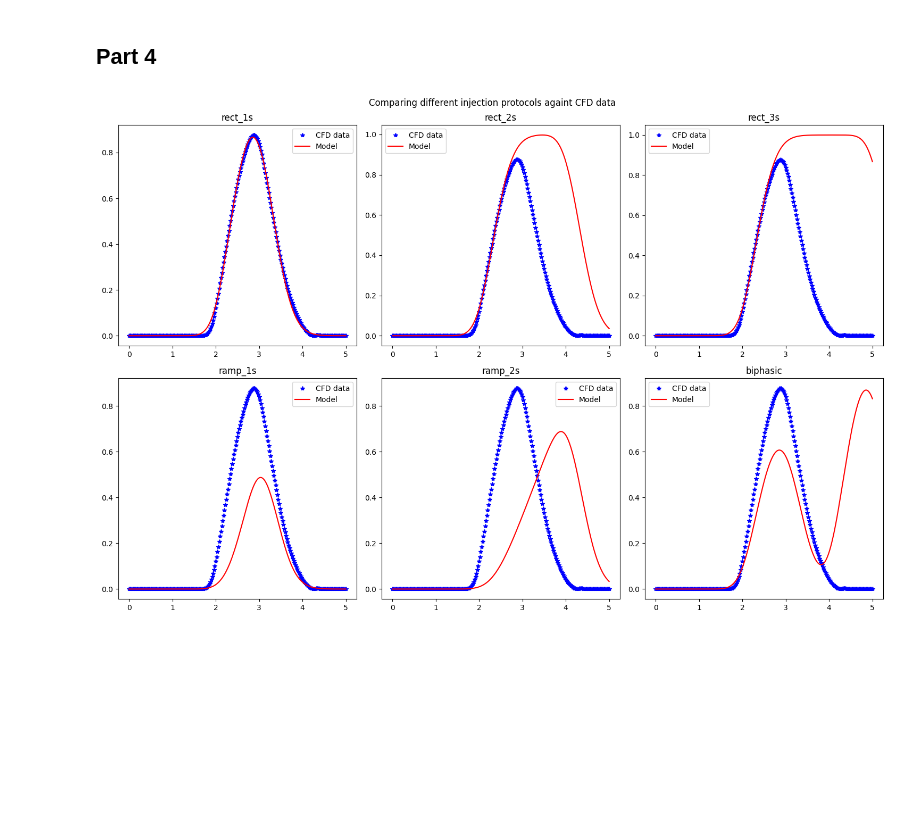
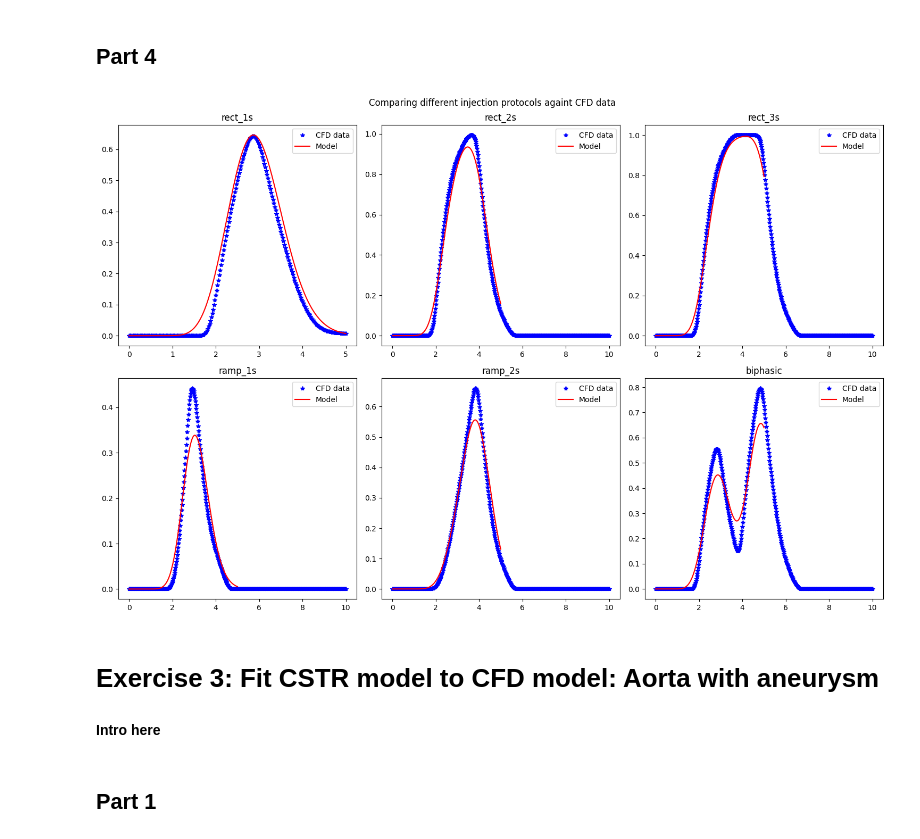
Before and after one commit to simengaasland/MOD510-Projects, a Jupyter notebook: Project 3/Project3_Report.ipynb, the cells around one changed output. Cells and saved outputs as stored; diff of their text form; code cells hidden in the pictures; blank space fills up the shorter version.

Commit message:
Added exercise 3

```diff
--- a/Project 3/Project3_Report.ipynb
+++ b/Project 3/Project3_Report.ipynb
@@ -445,21 +444,41 @@ solver_re2 = ODESolver(f=f_rect2s, t0=0, tf=5, h=1e-2, r0=r0,
                    method='rk4', adaptive=False, args=(n_tanks, tau))
 t_model_re2, c_model_re2 = solver_re2.solve()
 
+data_re2 = pd.read_csv('Data/Healthy_rect_2s.csv')
+t_data_re2 = data_re2['Time'].to_numpy()
+c_data_re2 = data_re2['Concentration'].to_numpy()
+
 solver_re3 = ODESolver(f=f_rect3s, t0=0, tf=5, h=1e-2, r0=r0,
                    method='rk4', adaptive=False, args=(n_tanks, tau))
 t_model_re3, c_model_re3 = solver_re3.solve()
 
+data_re3 = pd.read_csv('Data/Healthy_rect_3s.csv')
+t_data_re3 = data_re3['Time'].to_numpy()
+c_data_re3 = data_re3['Concentration'].to_numpy()
+
 solver_ra1 = ODESolver(f=f_ramp1s, t0=0, tf=5, h=1e-2, r0=r0,
                    method='rk4', adaptive=False, args=(n_tanks, tau))
-t_model_r1, c_model_r1 = solver_ra1.solve()
+t_model_ra1, c_model_ra1 = solver_ra1.solve()
+
+data_ra1 = pd.read_csv('Data/Healthy_ramp_1s.csv')
+t_data_ra1 = data_ra1['Time'].to_numpy()
+c_data_ra1 = data_ra1['Concentration'].to_numpy()
 
 solver_ra2 = ODESolver(f=f_ramp2s, t0=0, tf=5, h=1e-2, r0=r0,
                    method='rk4', adaptive=False, args=(n_tanks, tau))
-t_model_r2, c_model_r2 = solver_ra2.solve()
+t_model_ra2, c_model_ra2 = solver_ra2.solve()
+
+data_ra2 = pd.read_csv('Data/Healthy_ramp_2s.csv')
+t_data_ra2 = data_ra2['Time'].to_numpy()
+c_data_ra2 = data_ra2['Concentration'].to_numpy()
 
 solver_bi = ODESolver(f=f_biphasic, t0=0, tf=5, h=1e-2, r0=r0,
                    method='rk4', adaptive=False, args=(n_tanks, tau))
 t_model_bi, c_model_bi = solver_bi.solve()
+
+data_bi = pd.read_csv('Data/Healthy_biphasic.csv')
+t_data_bi = data_bi['Time'].to_numpy()
+c_data_bi = data_bi['Concentration'].to_numpy()
 # %%
 cdf_label = 'CFD data'
 model_label = 'Model'
@@ -472,38 +491,44 @@ plt.plot(t_model, c_model[:, -1],'-', color = 'red', label = model_label )
 plt.title('rect_1s')
 plt.legend()
 
 plt.subplot(2, 3, 2)
-plt.plot(t_data, c_data, '*', color = 'blue', label = cdf_label)
+plt.plot(t_data_re2, c_data_re2, '*', color = 'blue', label = cdf_label)
 plt.plot(t_model_re2, c_model_re2[:, -1],'-', color = 'red', label = model_label )
 plt.title('rect_2s')
 plt.legend()
 
 plt.subplot(2, 3, 3)
-plt.plot(t_data, c_data, '*', color = 'blue', label = cdf_label)
+plt.plot(t_data_re3, c_data_re3, '*', color = 'blue', label = cdf_label)
 plt.plot(t_model_re3, c_model_re3[:, -1],'-', color = 'red', label = model_label )
 plt.title('rect_3s')
 plt.legend()
 
 plt.subplot(2, 3, 4)
-plt.plot(t_data, c_data, '*', color = 'blue', label = cdf_label)
-plt.plot(t_model_r1, c_model_r1[:, -1],'-', color = 'red', label = model_label )
+plt.plot(t_data_ra1, c_data_ra1, '*', color = 'blue', label = cdf_label)
+plt.plot(t_model_ra1, c_model_ra1[:, -1],'-', color = 'red', label = model_label )
 plt.title('ramp_1s')
 plt.legend()
 
 plt.subplot(2, 3, 5)
-plt.plot(t_data, c_data, '*', color = 'blue', label = cdf_label)
-plt.plot(t_model_r2, c_model_r2[:, -1],'-', color = 'red', label = model_label )
+plt.plot(t_data_ra2, c_data_ra2, '*', color = 'blue', label = cdf_label)
+plt.plot(t_model_ra2, c_model_ra2[:, -1],'-', color = 'red', label = model_label )
 plt.title('ramp_2s')
 plt.legend()
 
 plt.subplot(2, 3, 6)
-plt.plot(t_data, c_data, '*', color = 'blue', label = cdf_label)
+plt.plot(t_data_bi, c_data_bi, '*', color = 'blue', label = cdf_label)
 plt.plot(t_model_bi, c_model_bi[:, -1],'-', color = 'red', label = model_label)
 plt.title('biphasic')
 plt.legend()
 
 plt.suptitle('Comparing different injection protocols againt CFD data')
 plt.tight_layout()
 plt.show()
 # %% [output]
-[figure, old version]
+[figure, new version]
+# %% [markdown]
+# Exercise 3: Fit CSTR model to CFD model: Aorta with aneurysm
+# %% [markdown]
+**Intro here**
+# %% [markdown]
+## Part 1
```
Also changed, not shown: parts of 16 cells of this notebook.
